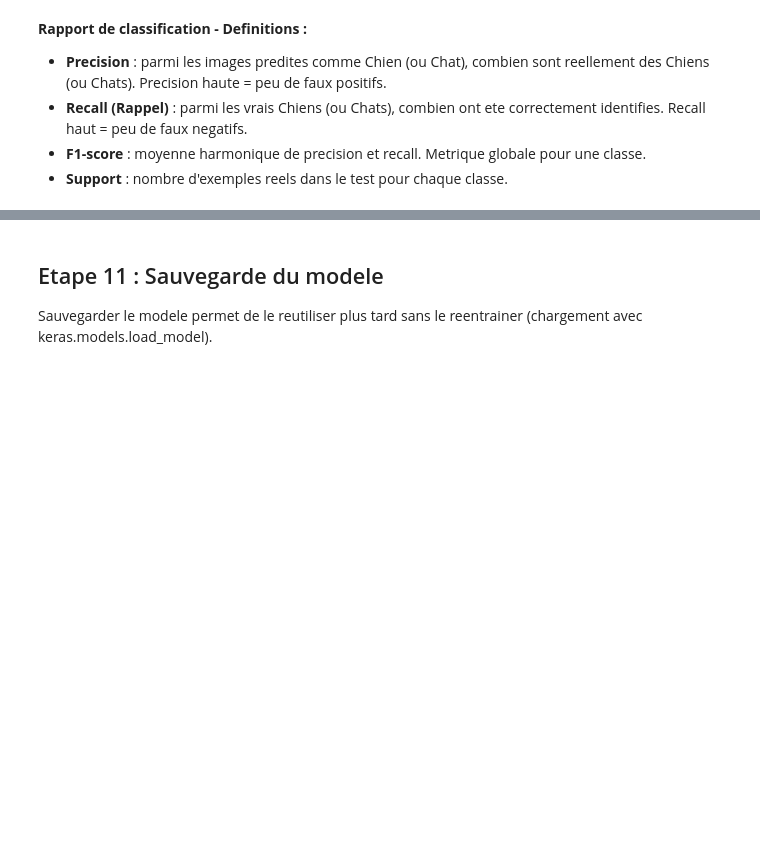
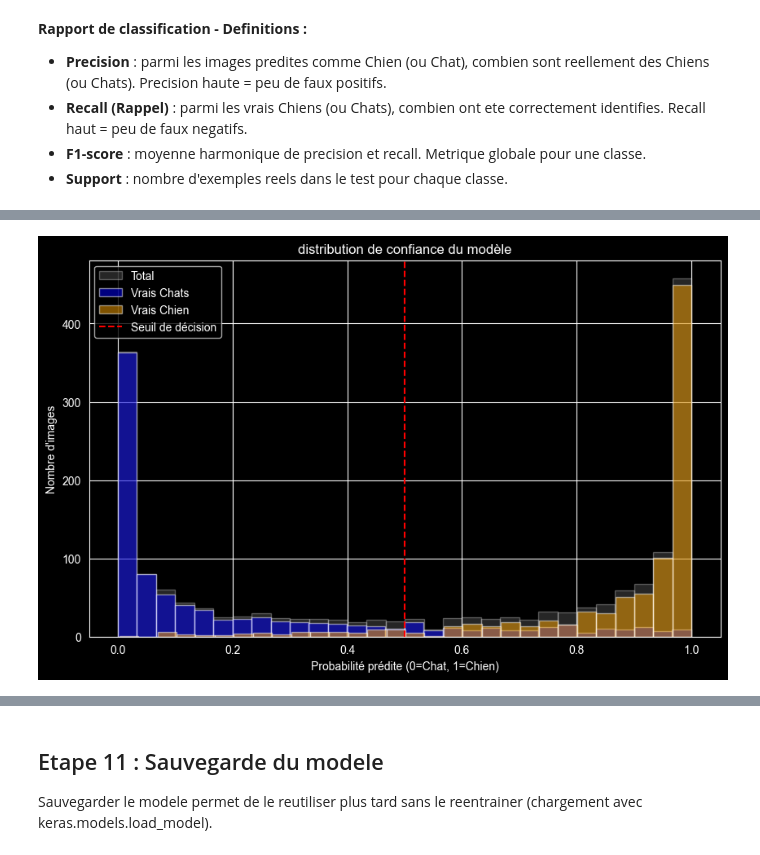
Before and after one commit to zammorrak/MachineLearning-TP1, a Jupyter notebook: cats_vs_dogs.ipynb, the cells around one changed output, grey strips where cells are left out. Saved outputs shown, nothing was run; the diff lists cells and outputs as text; code cells hidden in the pictures; blank space fills up the shorter version.

```diff
--- a/cats_vs_dogs.ipynb
+++ b/cats_vs_dogs.ipynb
@@ -12,6 +12,7 @@ On importe les modules Python necessaires et on definit les parametres globaux.
 import numpy as np
 import tensorflow as tf
 from tensorflow import keras
+import seaborn as sns
 import matplotlib.pyplot as plt
 from pathlib import Path
 import zipfile
@@ -23,10 +24,10 @@ ZIP_PATH = 'kagglecatsanddogs_5340.zip'
 DATA_DIR = 'cats_dogs_data'
 # Taille cible des images en pixels (largeur et hauteur). Toutes les images seront redimensionnees
 # a 128x128 pour que le modele ait des entrees de taille fixe
-IMG_SIZE = 128
+IMG_SIZE = 160
 # Nombre max d'images a charger par classe (Chat et Chien). Limiter reduit le temps d'entrainement
 # mais moins de donnees peut diminuer la precision. Augmenter a 5000+ pour de meilleurs resultats
-MAX_IMAGES_PER_CLASS = 5000
+MAX_IMAGES_PER_CLASS = 6000
 # %% [markdown]
 ## Etape 2 : Extraction et chargement des donnees
 
@@ -324,0 +423,18 @@ Matrice de confusion :
+# %%
+# Récupération des probabilités brutes
+y_pred_proba = model.predict(X_test).flatten()
+
+plt.figure(figsize=(10, 6))
+# Ditribution globale
+plt.hist(y_pred_proba, bins=30, alpha=0.3, color ='gray', label='Total')
+# Distribution par classe réelle
+plt.hist(y_pred_proba[y_test == 0], bins=30, alpha=0.5, color='blue', label='Vrais Chats')
+plt.hist(y_pred_proba[y_test == 1], bins=30, alpha=0.5, color='orange', label='Vrais Chien')
+
+plt.axvline(0.5, color='red', linestyle='--', label='Seuil de décision')
+plt.title('distribution de confiance du modèle')
+plt.xlabel('Probabilité prédite (0=Chat, 1=Chien)')
+plt.ylabel('Nombre d\'images')
+plt.legend()
+plt.show()
+# %% [output]
@@ -324,0 +442 @@ Matrice de confusion :
+[figure, added]
```
Also changed, not shown: parts of 21 cells of this notebook, 1 other file.
